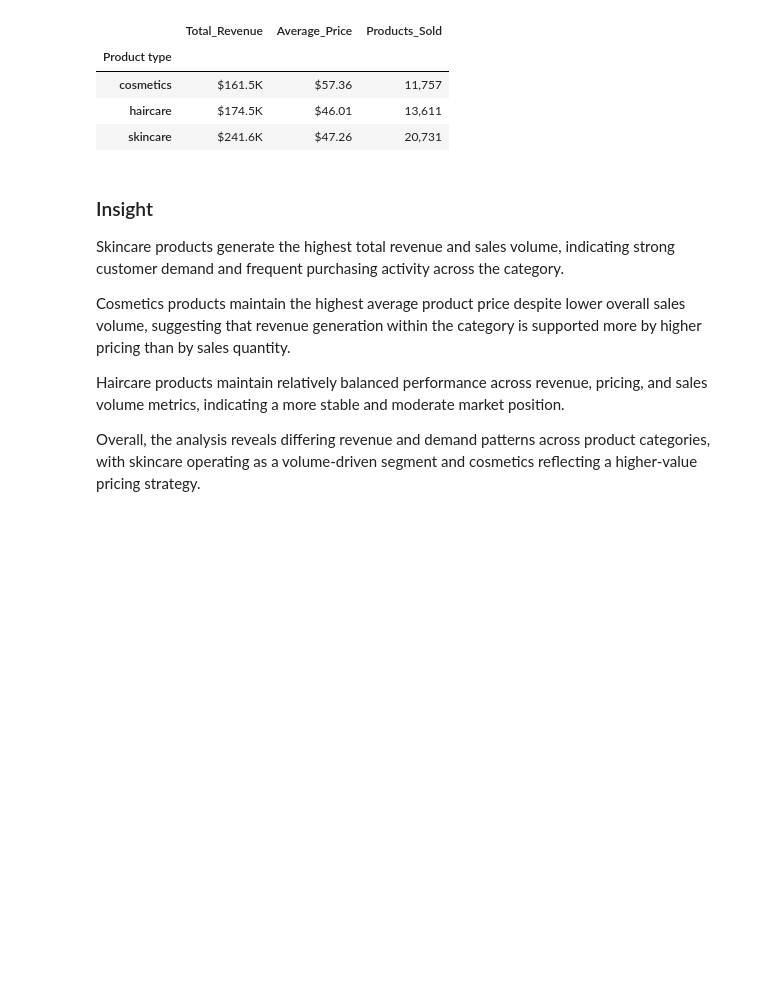
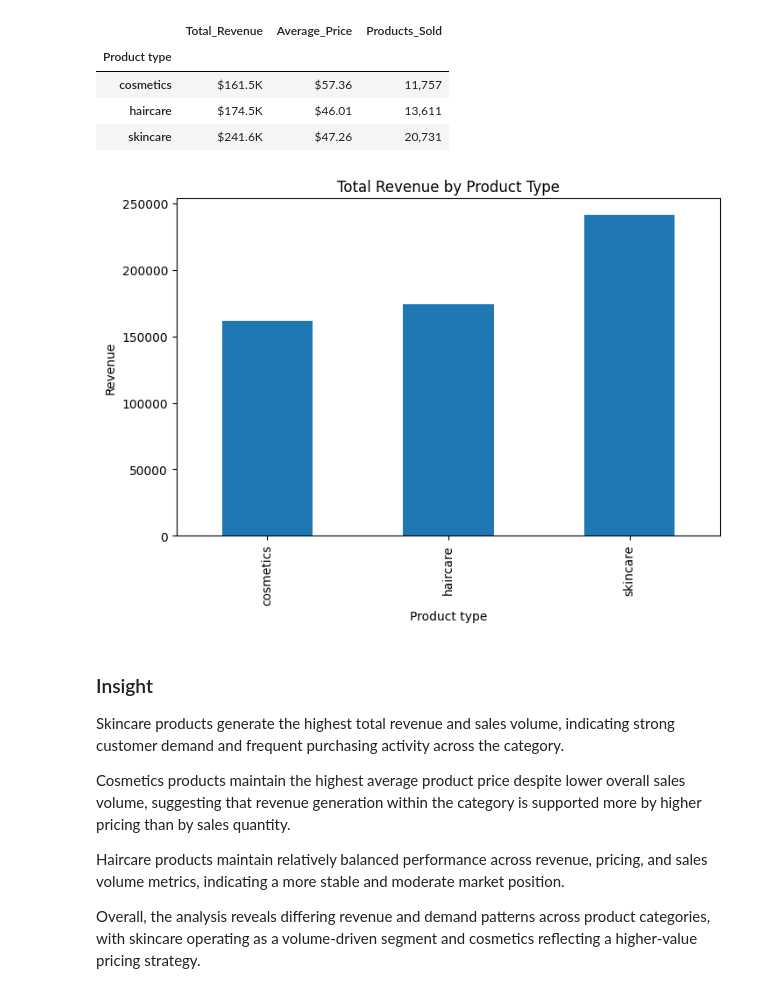
Before and after one commit to sarathkumarkrishnasha132-ctrl/supply-chain-operations-dashboard, a Jupyter notebook: python/Supply chain analysis.ipynb, the cells around one changed output. Saved outputs shown, nothing was run; the diff lists cells and outputs as text; code cells hidden in the pictures; blank space fills up the shorter version.

```diff
--- a/python/Supply chain analysis.ipynb
+++ b/python/Supply chain analysis.ipynb
@@ -131,6 +131,19 @@ revenue_performance
 | cosmetics | $161.5K | $57.36 | 11,757 |
 | haircare | $174.5K | $46.01 | 13,611 |
 | skincare | $241.6K | $47.26 | 20,731 |
+# %%
+revenue_by_product = df.groupby('Product type')['Revenue generated'].sum()
+
+revenue_by_product.plot(
+    kind='bar',
+    figsize=(8,5)
+)
+
+plt.title('Total Revenue by Product Type')
+plt.ylabel('Revenue')
+plt.show()
+# %% [output]
+[figure, added]
 # %% [markdown]
 
 
```
Also changed, not shown: parts of 3 cells of this notebook.
